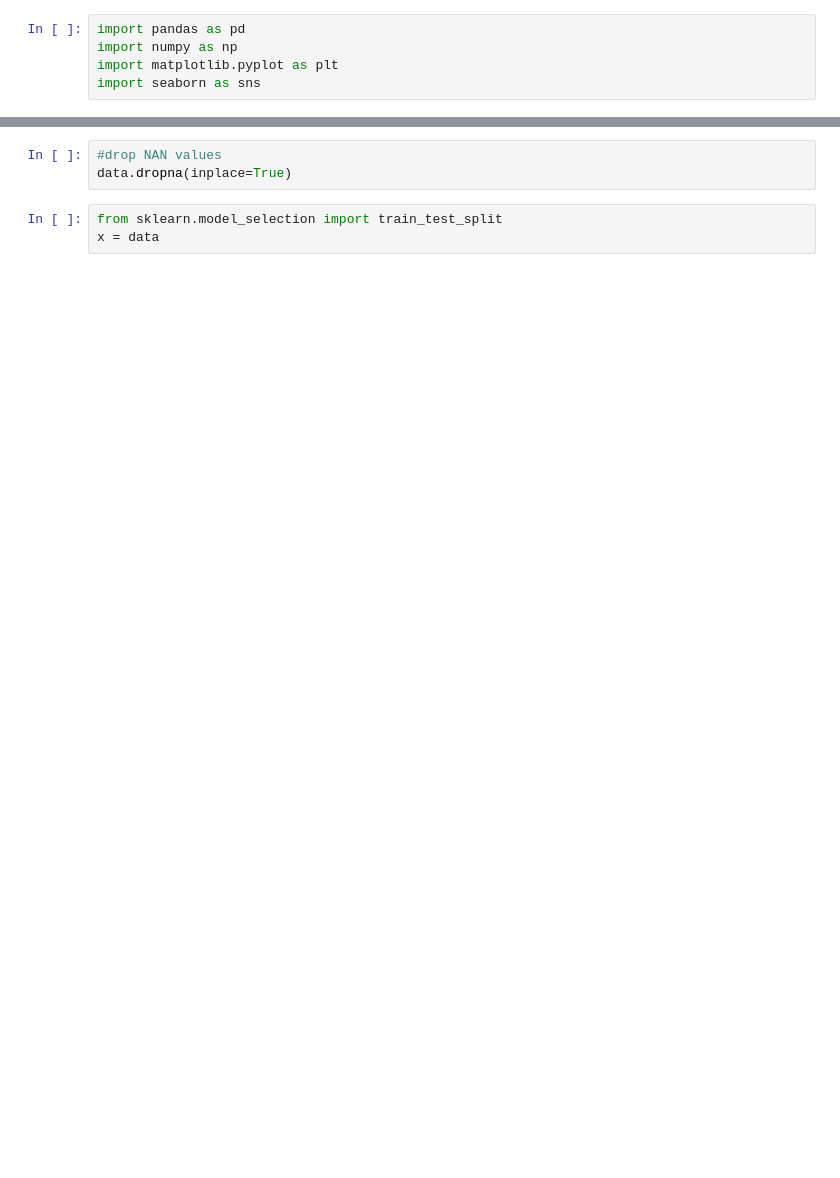
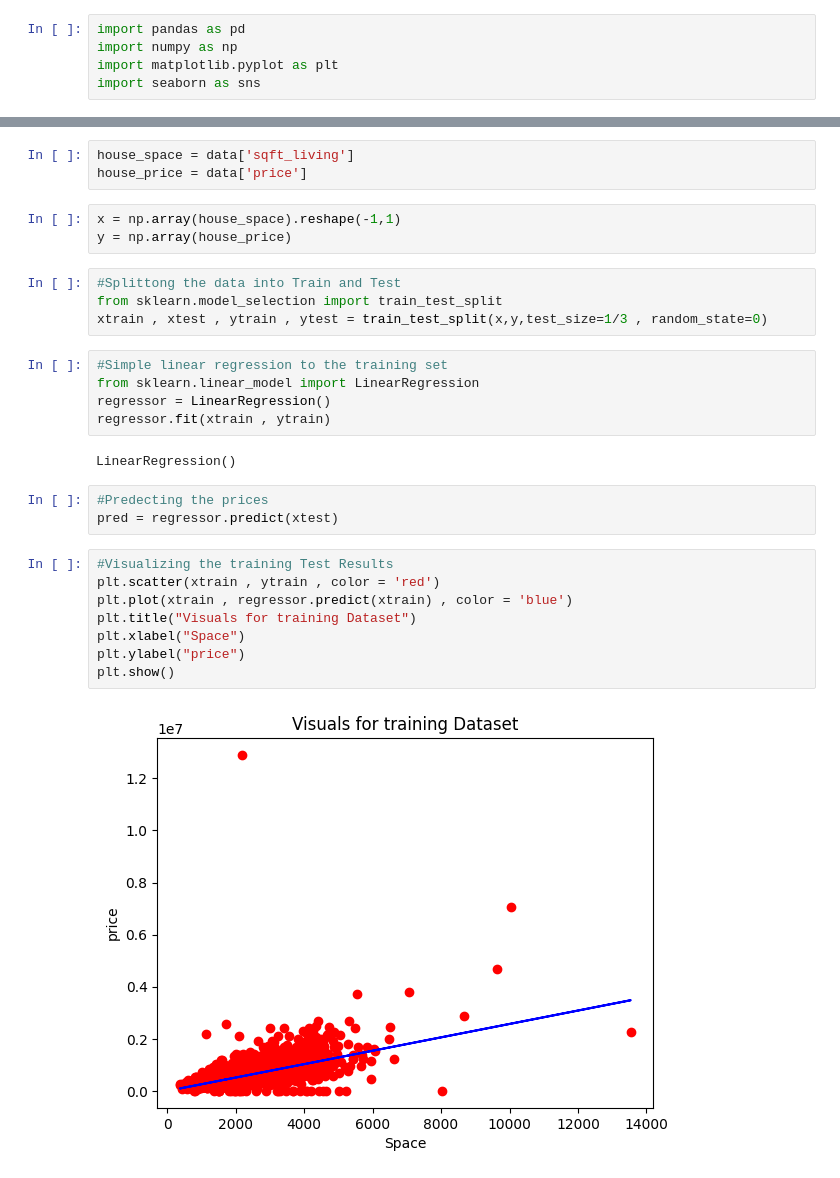
Before and after one commit to ELEF-TQ/House_Pricing_Predection, a Jupyter notebook: house_pricing.ipynb, the cells around one changed output, grey strips where cells are left out. Drawn from its saved outputs; the diff is of its cells as text; blank space fills up the shorter version.

Commit message:
Simple Linear Regression

```diff
--- a/house_pricing.ipynb
+++ b/house_pricing.ipynb
@@ -44,6 +30,30 @@ memory usage: 647.0+ KB
 # %%
-#drop NAN values
-data.dropna(inplace=True)
+house_space = data['sqft_living']
+house_price = data['price']
 # %%
-from sklearn.model_selection import train_test_split
-x = data
+x = np.array(house_space).reshape(-1,1)
+y = np.array(house_price)
+# %%
+#Splittong the data into Train and Test
+from sklearn.model_selection import train_test_split
+xtrain , xtest , ytrain , ytest = train_test_split(x,y,test_size=1/3 , random_state=0)
+# %%
+#Simple linear regression to the training set
+from sklearn.linear_model import LinearRegression
+regressor = LinearRegression()
+regressor.fit(xtrain , ytrain)
+# %% [output]
+LinearRegression()
+# %%
+#Predecting the prices
+pred = regressor.predict(xtest)
+# %%
+#Visualizing the training Test Results
+plt.scatter(xtrain , ytrain , color = 'red')
+plt.plot(xtrain , regressor.predict(xtrain) , color = 'blue')
+plt.title("Visuals for training Dataset")
+plt.xlabel("Space")
+plt.ylabel("price")
+plt.show()
+# %% [output]
+[figure, added]
```
Also changed, not shown: parts of 6 cells of this notebook.
